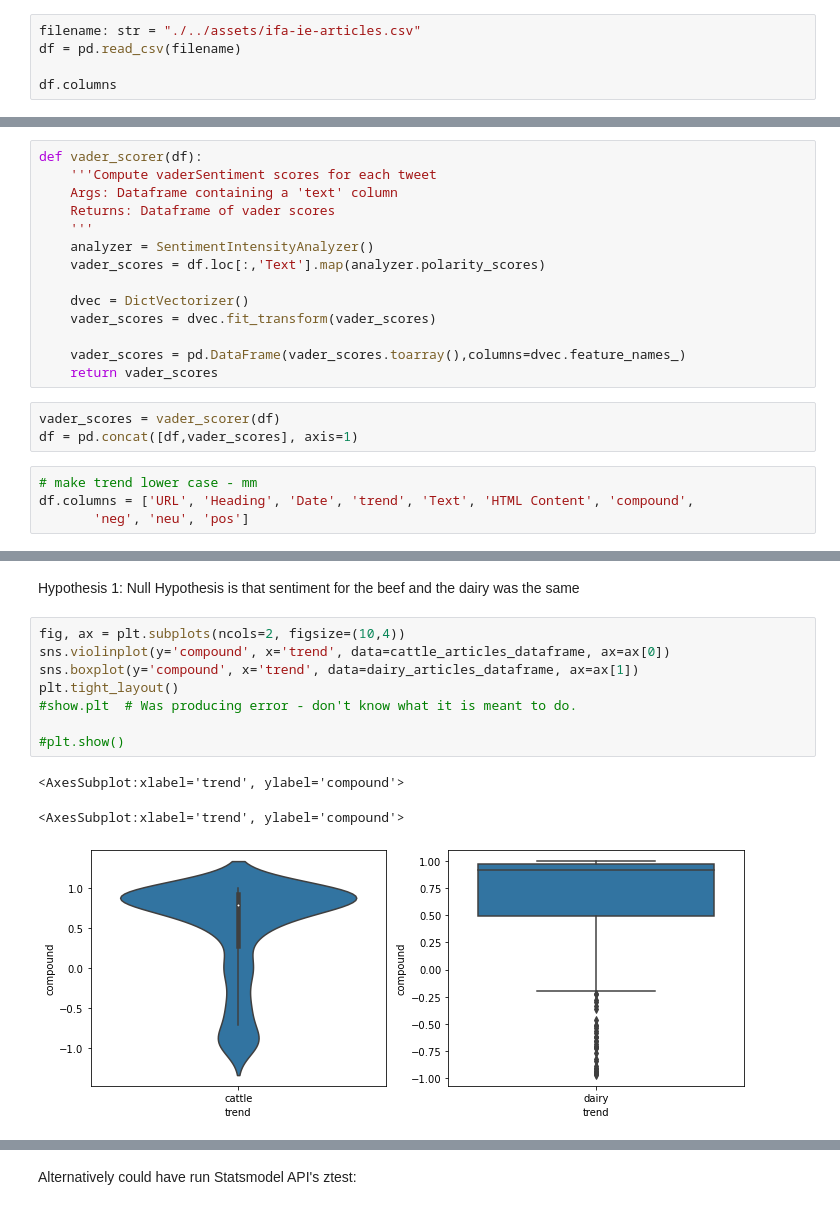
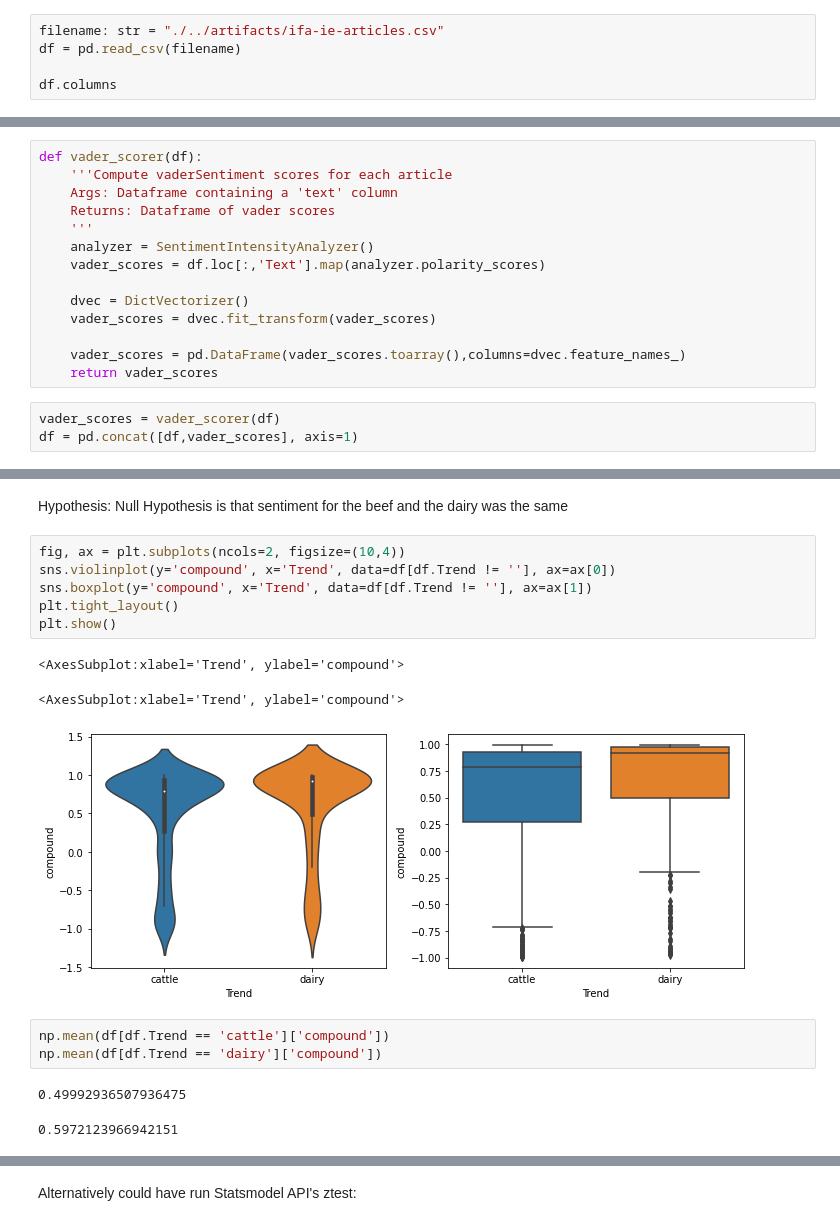
Before and after one commit to TahirAwwad/agriculture-data-analytics, a Jupyter notebook: notebooks/notebook-4-03-st-ifa-ie-beef-v-dairy-articles.ipynb, the cells around one changed output, grey strips where cells are left out. Cells and saved outputs as stored; diff of their text form.

```diff
--- a/notebooks/notebook-4-03-st-ifa-ie-beef-v-dairy-articles.ipynb
+++ b/notebooks/notebook-4-03-st-ifa-ie-beef-v-dairy-articles.ipynb
@@ -47,7 +47,7 @@ True
 # %%
 words = set(nltk.corpus.words.words())
 # %%
-filename: str = "./../assets/ifa-ie-articles.csv"
+filename: str = "./../artifacts/ifa-ie-articles.csv"
 df = pd.read_csv(filename)
 
 df.columns
@@ -72,6 +87,6 @@ memory usage: 41.0+ KB
 # %%
 def vader_scorer(df):
-    '''Compute vaderSentiment scores for each tweet
+    '''Compute vaderSentiment scores for each article
     Args: Dataframe containing a 'text' column
     Returns: Dataframe of vader scores
     '''
@@ -86,7 +101,3 @@ def vader_scorer(df):
 # %%
 vader_scores = vader_scorer(df)
 df = pd.concat([df,vader_scores], axis=1)
-# %%
-# make trend lower case - mm
-df.columns = ['URL', 'Heading', 'Date', 'trend', 'Text', 'HTML Content', 'compound',
-       'neg', 'neu', 'pos']
@@ -112,16 +166,20 @@ dairy_articles_dataframe.head()
 # %% [markdown]
-Hypothesis 1:
+Hypothesis:
 Null Hypothesis is that sentiment for the beef and the dairy was the same
 # %%
 fig, ax = plt.subplots(ncols=2, figsize=(10,4))
-sns.violinplot(y='compound', x='trend', data=cattle_articles_dataframe, ax=ax[0])
-sns.boxplot(y='compound', x='trend', data=dairy_articles_dataframe, ax=ax[1])
+sns.violinplot(y='compound', x='Trend', data=df[df.Trend != ''], ax=ax[0])
+sns.boxplot(y='compound', x='Trend', data=df[df.Trend != ''], ax=ax[1])
 plt.tight_layout()
-#show.plt  # Was producing error - don't know what it is meant to do.
-
-#plt.show()
+plt.show()
 # %% [output]
-<AxesSubplot:xlabel='trend', ylabel='compound'>
+<AxesSubplot:xlabel='Trend', ylabel='compound'>
-<AxesSubplot:xlabel='trend', ylabel='compound'>
+<AxesSubplot:xlabel='Trend', ylabel='compound'>
-[figure, old version]
+[figure, new version]
+# %%
+np.mean(df[df.Trend == 'cattle']['compound'])
+np.mean(df[df.Trend == 'dairy']['compound'])
+# %% [output]
+0.49992936507936475
+0.5972123966942151
 # %%
```
Also changed, not shown: parts of 24 cells of this notebook, 7 other files.
